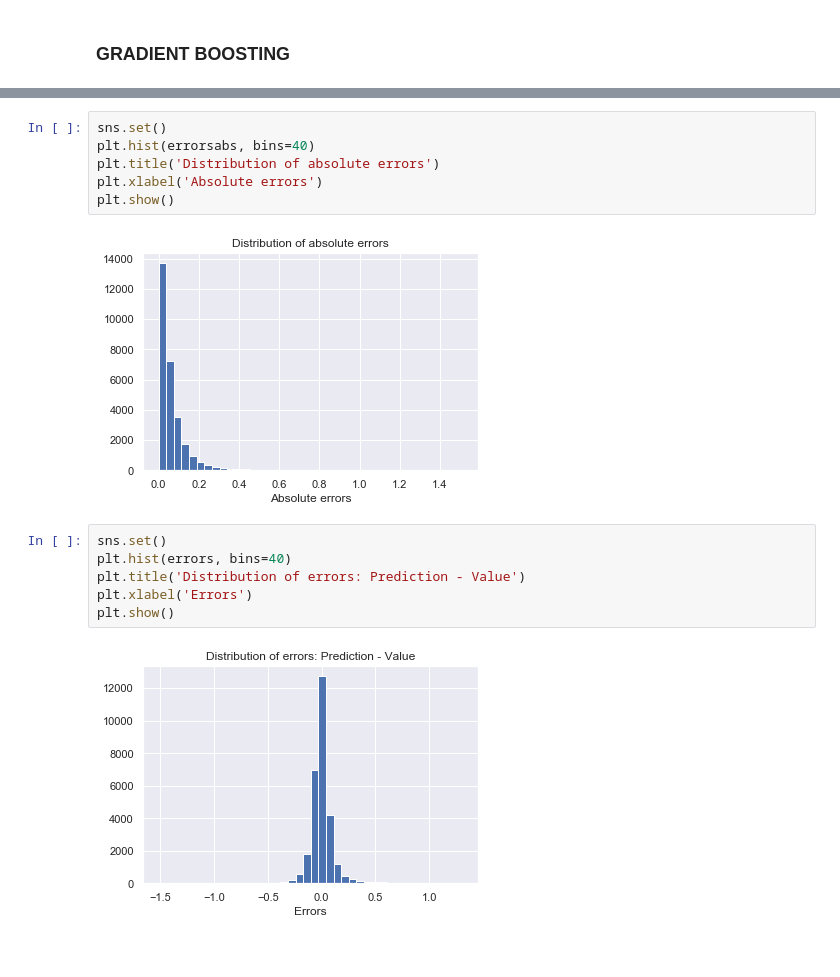
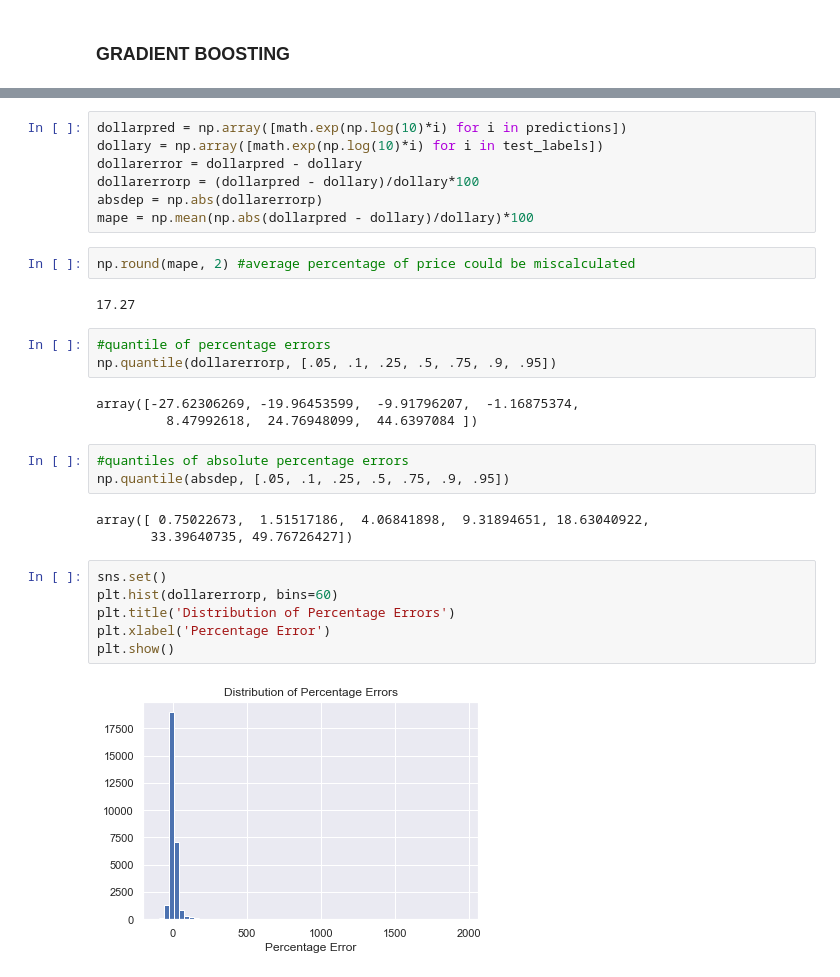
Before and after one commit to jasheriff/dc_capstone, a Jupyter notebook: random_forest.ipynb, the cells around one changed output, grey strips where cells are left out. Drawn from its saved outputs; the diff is of its cells as text.

```diff
--- a/random_forest.ipynb
+++ b/random_forest.ipynb
@@ -396,16 +400,31 @@ errors = predictions - test_labels
+# %%
+dollarpred = np.array([math.exp(np.log(10)*i) for i in predictions])
+dollary = np.array([math.exp(np.log(10)*i) for i in test_labels])
+dollarerror = dollarpred - dollary
+dollarerrorp = (dollarpred - dollary)/dollary*100
+absdep = np.abs(dollarerrorp)
+mape = np.mean(np.abs(dollarpred - dollary)/dollary)*100
+# %%
+np.round(mape, 2) #average percentage of price could be miscalculated
+# %% [output]
+17.27
+# %%
+#quantile of percentage errors
+np.quantile(dollarerrorp, [.05, .1, .25, .5, .75, .9, .95])
+# %% [output]
+array([-27.62306269, -19.96453599,  -9.91796207,  -1.16875374,
+         8.47992618,  24.76948099,  44.6397084 ])
+# %%
+#quantiles of absolute percentage errors
+np.quantile(absdep, [.05, .1, .25, .5, .75, .9, .95])
+# %% [output]
+array([ 0.75022673,  1.51517186,  4.06841898,  9.31894651, 18.63040922,
+       33.39640735, 49.76726427])
 # %%
 sns.set()
-plt.hist(errorsabs, bins=40)
-plt.title('Distribution of absolute errors')
-plt.xlabel('Absolute errors')
+plt.hist(dollarerrorp, bins=60)
+plt.title('Distribution of Percentage Errors')
+plt.xlabel('Percentage Error')
 plt.show()
 # %% [output]
-[figure, old version]
+[figure, new version]
-# %%
-sns.set()
-plt.hist(errors, bins=40)
-plt.title('Distribution of errors: Prediction - Value')
-plt.xlabel('Errors')
-plt.show()
-# %% [output]
-[figure, removed]
```
Also changed, not shown: parts of 6 cells of this notebook.
